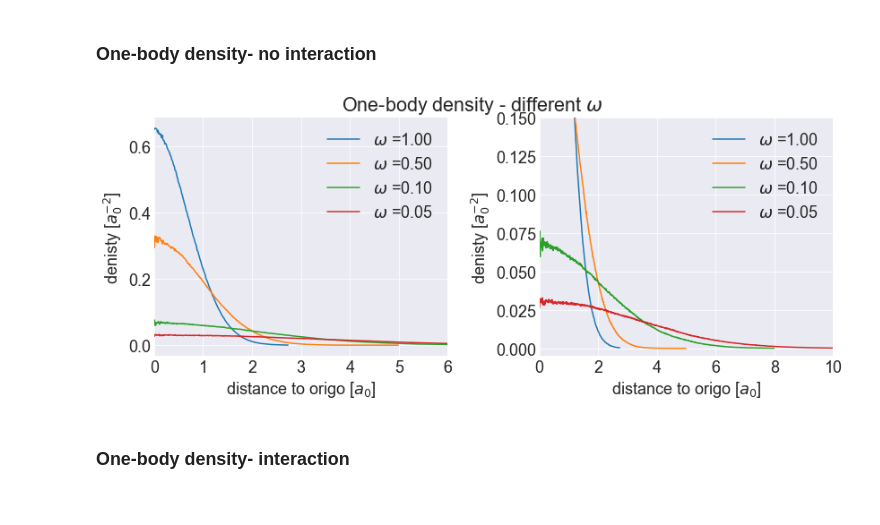
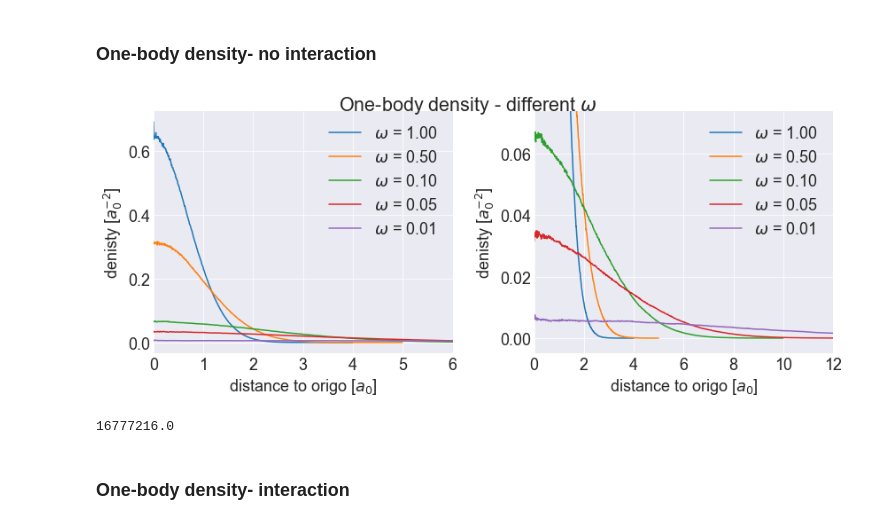
Before and after one commit to vildemjo/vmc_fermions, a Jupyter notebook: analysisscripts/plotting.ipynb, the cells around one changed output. Saved outputs shown, nothing was run; the diff lists cells and outputs as text; code cells hidden in the pictures.

Commit message:
Writing results and analysis
+ calculating the one-body densities with more MC cycles.

```diff
--- a/analysisscripts/plotting.ipynb
+++ b/analysisscripts/plotting.ipynb
@@ -433,49 +465,56 @@ savefig("../Results/energy_per_particle_compared.png")
 ### One-body density- no interaction
 # %%
 p = 2
-omega = [100, 50, 10, 5]#, 1]
+omega = [100, 50, 10, 5, 1]
 
 figure(figsize=(12,5))
 
 for o in range(len(omega)):
 
     # M = genfromtxt(file_loc + "\\exercise_f//one_body//ground_state_importance_%ip_omega_%i_alpha_100_0_density.txt"%(p,omega))
-    R = genfromtxt(file_loc + "\\exercise_f//one_body//ground_state_importance_%ip_omega_%i_alpha_100_0_densityRadial.txt"%(p,omega[o]))
+    R = genfromtxt(file_loc + "\\exercise_f//one_body//ground_state_importance_%ip_omega_%i_alpha_100_MC_24_densityRadial.txt"%(p,omega[o]))
     # M2 =  genfromtxt(file_loc + "\\exercise_f//ground_state_importance_%ip_omega_%i_alpha_100_1_density.txt"%(p,omega))
 
     # figure(figsize=(10,8))
     # pcolormesh(M/(2**23))#, vmin=-100, vmax=100)
     # colorbar()
 
 
     if (omega[o] == 100 and p == 2):
         plot(R[:,0], R[:,1][1]*exp(-R[:,0]**2), label="exact $\propto e^{-r^2}$")
 
     subplot(1,2,1)
     Rhat = R[:,1] #savitzky_golay(R[:,1], 21, 3)
-    plot(R[:,0], Rhat, label="$\\omega$ =%.2f "%(float(omega[o])/100))
+    plot(R[:,0], Rhat, label="$\\omega$ = %.2f "%(float(omega[o])/100))
 
     subplot(1,2,2)
-    plot(R[:,0], Rhat, label="$\\omega$ =%.2f "%(float(omega[o])/100))
+    plot(R[:,0], Rhat, label="$\\omega$ = %.2f "%(float(omega[o])/100))
 
 suptitle("One-body density - different $\\omega$", y=1.0)
 
 subplot(1,2,1)
 ylabel("denisty [$a_0^{-2}$]")
 xlabel("distance to origo [$a_0$]")
 legend()
 xlim([0, 6.0])
 subplot(1,2,2)
 ylabel("denisty [$a_0^{-2}$]")
 xlabel("distance to origo [$a_0$]")
 legend()
-ylim([-0.005, 0.15])
-xlim([0,10])
-# ylim([0,0.01])
+if (p == 2 ):
+    ylim([-0.005, 0.074])
+    xlim([0,12])
+else:
+    ylim([-0.005, 0.15])
+    xlim([0,12])
 tight_layout()
 savefig("..//Results/one_body_density_no_interaction_%ip.png"%p)
 # %% [output]
-[figure, old version]
+[figure, new version]
+# %%
+2.0**24
+# %% [output]
+16777216.0
 # %% [markdown]
 ### One-body density- interaction
 # %%
```
Also changed, not shown: parts of 6 cells of this notebook, 12 other files.
